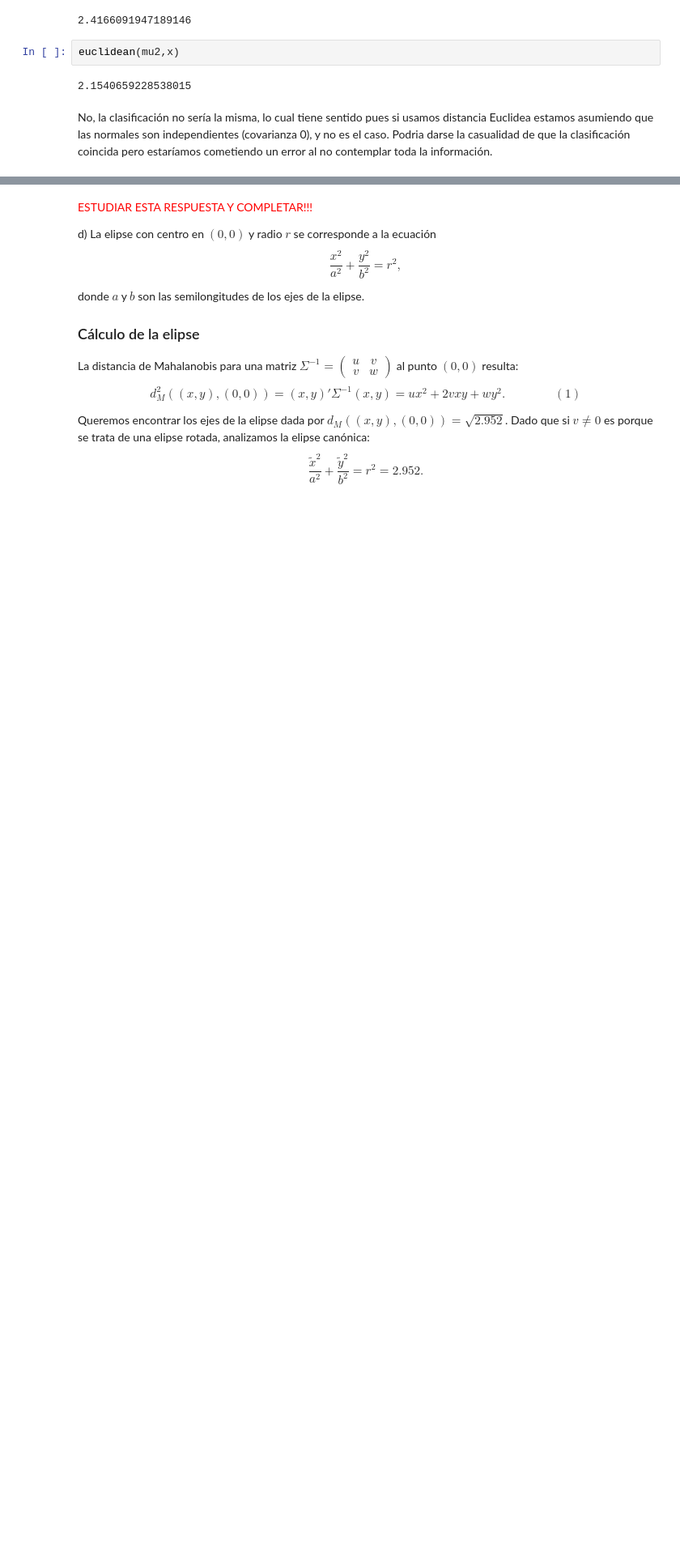
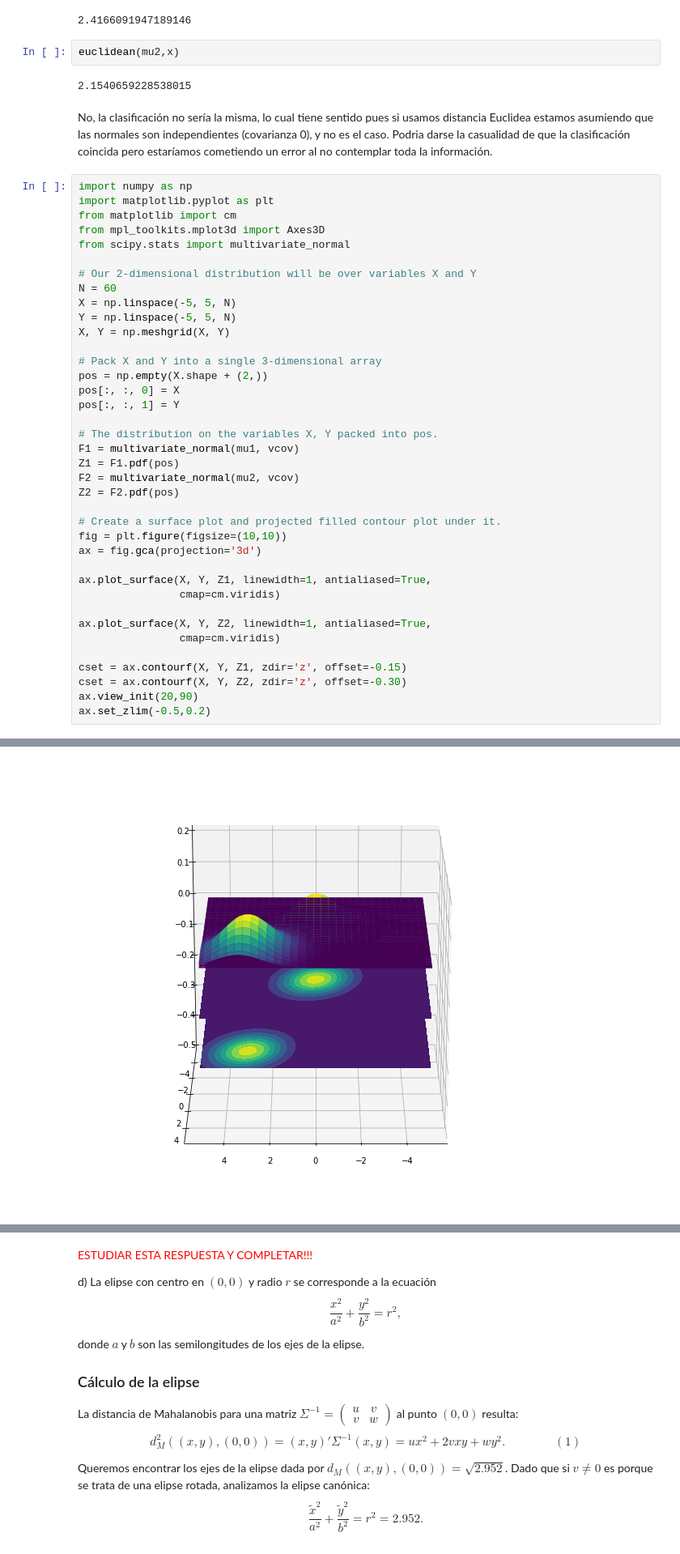
Before and after one commit to git-lu/intro-aprendizaje, a Jupyter notebook: practicos/IntML2020_Teoria_bayesiana_Normal_con_sol.ipynb, the cells around one changed output, grey strips where cells are left out. Shown: that part at 81% size. Cells and saved outputs as stored; diff of their text form; blank space fills up the shorter version.

```diff
--- a/practicos/IntML2020_Teoria_bayesiana_Normal_con_sol.ipynb
+++ b/practicos/IntML2020_Teoria_bayesiana_Normal_con_sol.ipynb
@@ -240,3 +264,42 @@ euclidean(mu2,x)
 2.1540659228538015
 # %% [markdown]
 No, la clasificación no sería la misma, lo cual tiene sentido pues si usamos distancia Euclidea estamos asumiendo que las normales son independientes (covarianza 0), y no es el caso. Podria darse la casualidad de que la clasificación coincida pero estaríamos cometiendo un error al no contemplar toda la información.
+# %%
+import numpy as np
+import matplotlib.pyplot as plt
+from matplotlib import cm
+from mpl_toolkits.mplot3d import Axes3D
+from scipy.stats import multivariate_normal
+
+# Our 2-dimensional distribution will be over variables X and Y
+N = 60
+X = np.linspace(-5, 5, N)
+Y = np.linspace(-5, 5, N)
+X, Y = np.meshgrid(X, Y)
+
+# Pack X and Y into a single 3-dimensional array
+pos = np.empty(X.shape + (2,))
+pos[:, :, 0] = X
+pos[:, :, 1] = Y
+
+# The distribution on the variables X, Y packed into pos.
+F1 = multivariate_normal(mu1, vcov)
+Z1 = F1.pdf(pos)
+F2 = multivariate_normal(mu2, vcov)
+Z2 = F2.pdf(pos)
+
+# Create a surface plot and projected filled contour plot under it.
+fig = plt.figure(figsize=(10,10))
+ax = fig.gca(projection='3d')
+
+ax.plot_surface(X, Y, Z1, linewidth=1, antialiased=True,
+                cmap=cm.viridis)
+
+ax.plot_surface(X, Y, Z2, linewidth=1, antialiased=True,
+                cmap=cm.viridis)
+
+cset = ax.contourf(X, Y, Z1, zdir='z', offset=-0.15)
+cset = ax.contourf(X, Y, Z2, zdir='z', offset=-0.30)
+ax.view_init(20,90)
+ax.set_zlim(-0.5,0.2)
+# %% [output]
@@ -242,0 +307 @@ No, la clasificación no sería la misma, lo cual tiene sentido pues si usamos d
+[figure, added]
```
Also changed, not shown: parts of 20 cells of this notebook.
